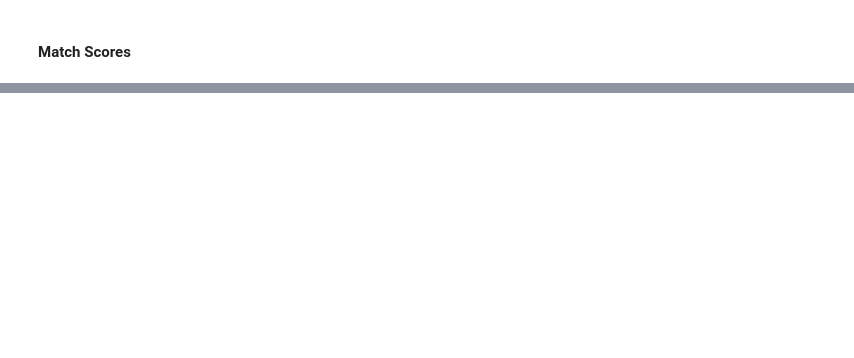
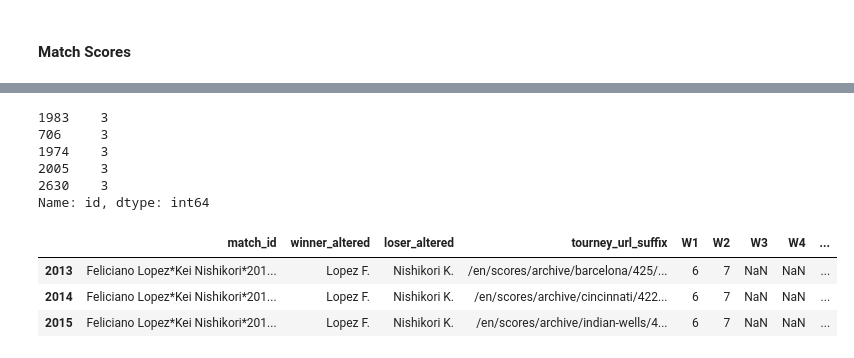
Before and after one commit to siddjagadish/tennis_new, a Jupyter notebook: tennis_new/notebooks/Updated Scraper.ipynb, the cells around one changed output, grey strips where cells are left out. Cells and saved outputs as stored; diff of their text form; code cells hidden in the pictures; blank space fills up the shorter version.

```diff
--- a/tennis_new/notebooks/Updated Scraper.ipynb
+++ b/tennis_new/notebooks/Updated Scraper.ipynb
@@ -503,0 +743,15 @@ wubba[1].xpath("./td[@class='day-table-name']/a")
+# %%
+merged = pd.merge(
+    odds_df,
+    jd[[
+        'match_id',
+        'tourney_url_suffix',
+        'winner_altered',
+        'loser_altered',
+        'tourney_dates',
+    ] + score_cols],
+    left_on=['Winner', 'Loser'] + score_cols,
+    right_on=[
+        'winner_altered', 'loser_altered',
+    ] + score_cols,
+)
@@ -503,0 +766,5 @@ wubba[1].xpath("./td[@class='day-table-name']/a")
+# %%
+merged['tourney_dates'] = pd.to_datetime(merged['tourney_dates'])
+merged['odds_date'] = pd.to_datetime(merged['Date'])
+# %%
+merged['date_diff'] = (merged['odds_date'] - merged['tourney_dates']).map(lambda x: x.days)
@@ -503,0 +848,16 @@ wubba[1].xpath("./td[@class='day-table-name']/a")
+# %%
+merged['id'].value_counts().head()
+# %% [output]
+1983    3
+706     3
+1974    3
+2005    3
+2630    3
+Name: id, dtype: int64
+# %%
+merged[merged['id'] == 1983][['match_id', 'winner_altered', 'loser_altered', 'tourney_url_suffix'] + score_cols]
+# %% [output]
+|  | match_id | winner_altered | loser_altered | tourney_url_suffix | W1 | W2 | W3 | W4 | ... |
+| 2013 | Feliciano Lopez*Kei Nishikori*201... | Lopez F. | Nishikori K. | /en/scores/archive/barcelona/425/... | 6 | 7 | NaN | NaN | ... |
+| 2014 | Feliciano Lopez*Kei Nishikori*201... | Lopez F. | Nishikori K. | /en/scores/archive/cincinnati/422... | 6 | 7 | NaN | NaN | ... |
+| 2015 | Feliciano Lopez*Kei Nishikori*201... | Lopez F. | Nishikori K. | /en/scores/archive/indian-wells/4... | 6 | 7 | NaN | NaN | ... |
```
Also changed, not shown: parts of 125 cells of this notebook, 2 other files.
